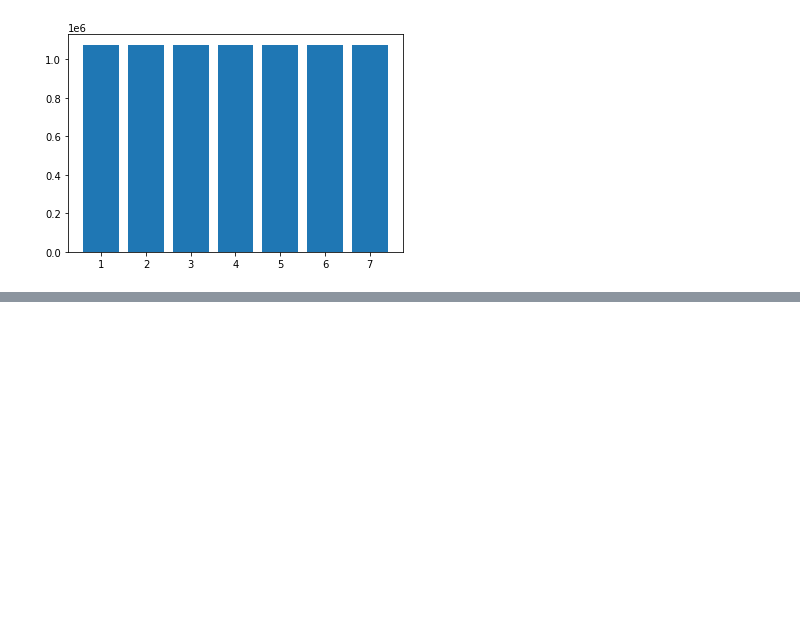
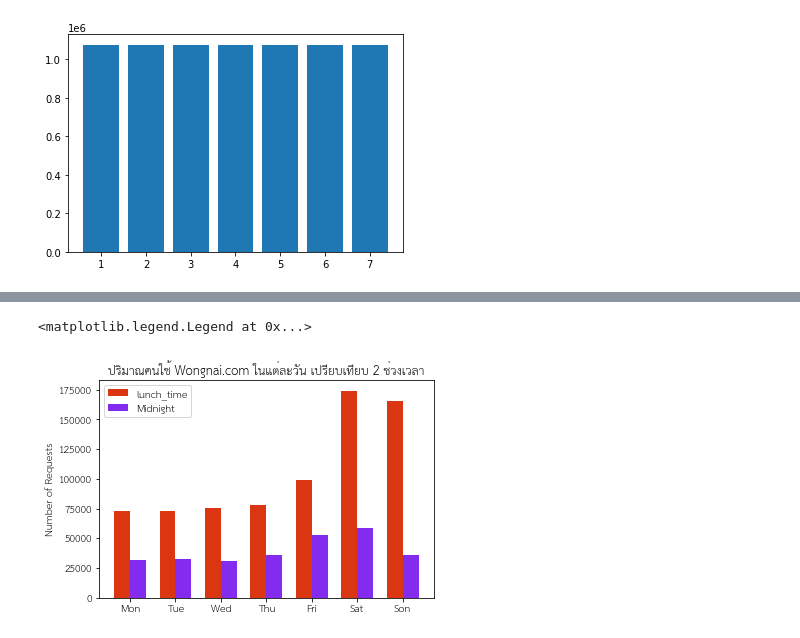
Before and after one commit to MMoltira/data_viz, a Jupyter notebook: Visualize_Data_Comparison.ipynb, the cells around one changed output, grey strips where cells are left out. Drawn from its saved outputs; the diff is of its cells as text; code cells hidden in the pictures; blank space fills up the shorter version.

Commit message:
Plot Histogram ยังไม่เสร็จ

```diff
--- a/Visualize_Data_Comparison.ipynb
+++ b/Visualize_Data_Comparison.ipynb
@@ -51,0 +127,19 @@ plt.bar([1,2,3,4,5,6,7],[search_request_df[search_request_df['search_timestamp']
+# %%
+labels = ['Mon','Tue','Wed','Thu','Fri','Sat','Son']
+# %%
+x = np.arange(len(labels))  # the label locations
+width = 0.35  # the width of the bars
+
+fig, ax = plt.subplots()
+rects1 = ax.bar(x - width/2, lunch, width, label='lunch_time', color='#d93611')
+rects2 = ax.bar(x + width/2,midnight, width, label='Midnight', color = '#842bf0')
+
+# Add some text for labels, title and custom x-axis tick labels, etc.
+ax.set_ylabel('Number of Requests')
+ax.set_title('ปริมาณคนใช้ Wongnai.com ในแต่ละวัน เปรียบเทียบ 2 ช่วงเวลา')
+ax.set_xticks(x)
+ax.set_xticklabels(labels)
+ax.legend()
+# %% [output]
+<matplotlib.legend.Legend at 0x...>
+[figure, added]
```
Also changed, not shown: parts of 19 cells of this notebook.
